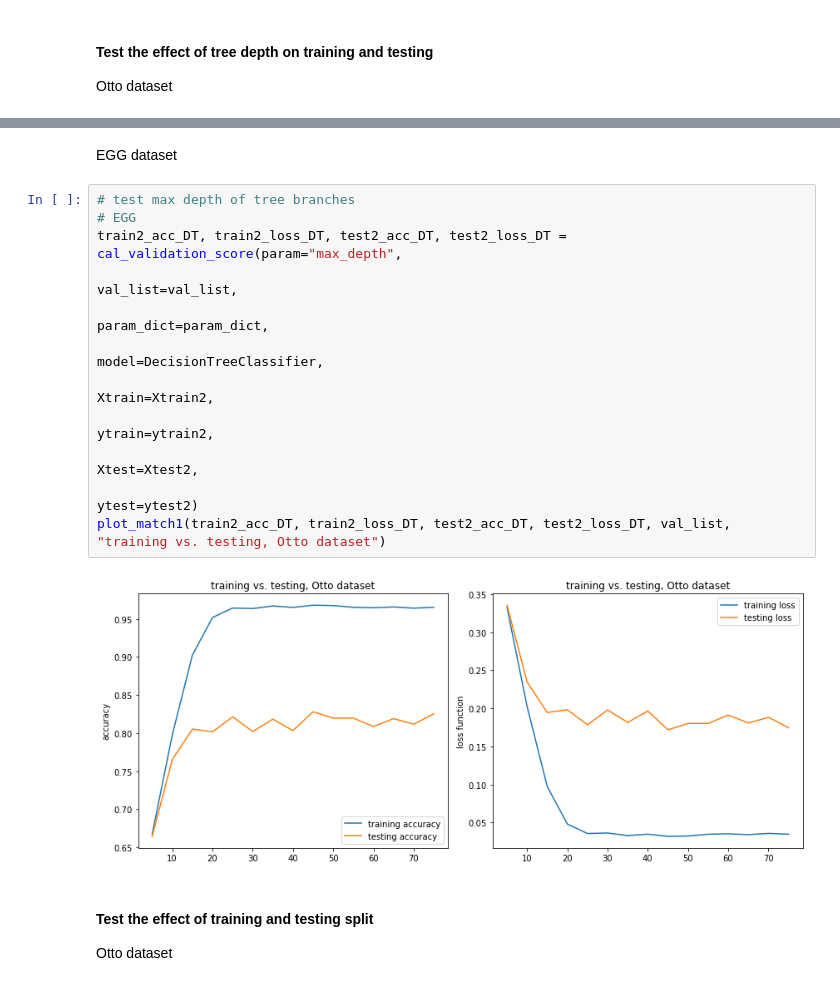
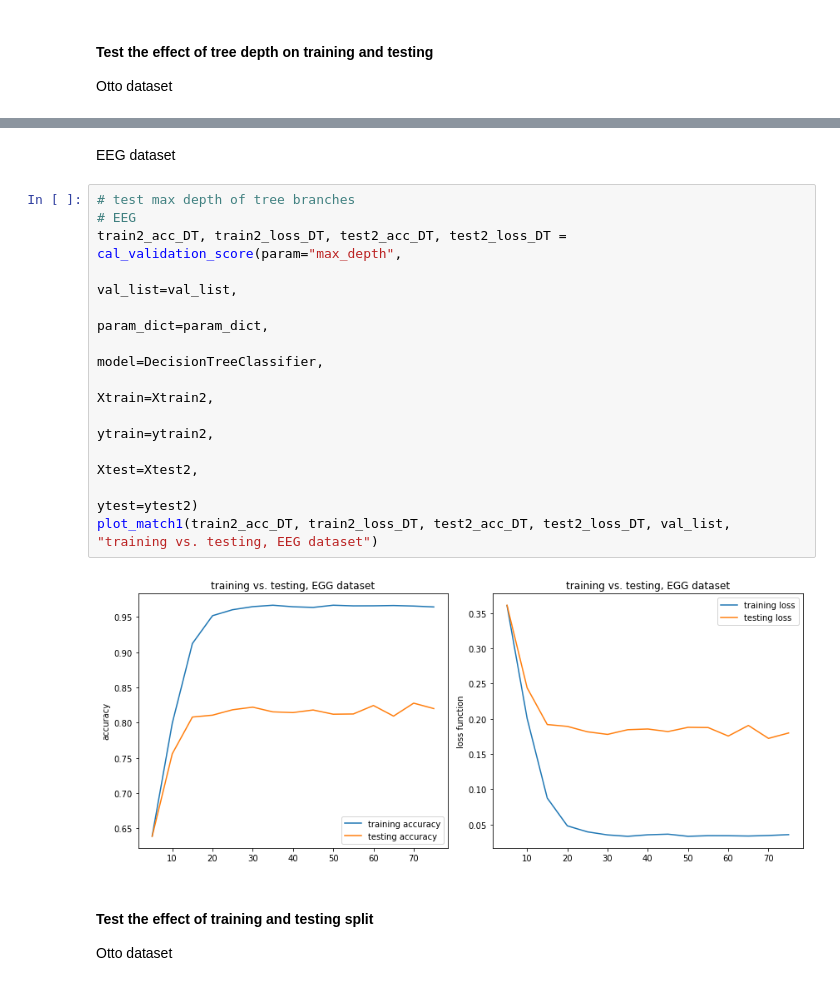
Before and after one commit to cliffrunner/Machine_Learning, a Jupyter notebook: HW1/HW1.ipynb, the cells around one changed output, grey strips where cells are left out. Drawn from its saved outputs; the diff is of its cells as text.

```diff
--- a/HW1/HW1.ipynb
+++ b/HW1/HW1.ipynb
@@ -196,19 +196,19 @@ plot_match1(train1_acc_DT, train1_loss_DT, test1_acc_DT, test1_loss_DT, val_list
 # %% [markdown]
-EGG dataset
+EEG dataset
 # %%
 # test max depth of tree branches
-# EGG
+# EEG
 train2_acc_DT, train2_loss_DT, test2_acc_DT, test2_loss_DT = cal_validation_score(param="max_depth",
                                                                                  val_list=val_list,
                                                                                  param_dict=param_dict,
                                                                                  model=DecisionTreeClassifier,
                                                                                  Xtrain=Xtrain2,
                                                                                  ytrain=ytrain2,
                                                                                  Xtest=Xtest2,
                                                                                  ytest=ytest2)
-plot_match1(train2_acc_DT, train2_loss_DT, test2_acc_DT, test2_loss_DT, val_list, "training vs. testing, Otto dataset")
+plot_match1(train2_acc_DT, train2_loss_DT, test2_acc_DT, test2_loss_DT, val_list, "training vs. testing, EEG dataset")
 # %% [output]
-[figure, old version]
+[figure, new version]
 # %% [markdown]
 #### Test the effect of training and testing split
 Otto dataset
```
Also changed, not shown: parts of 24 cells of this notebook, 4 other files.
